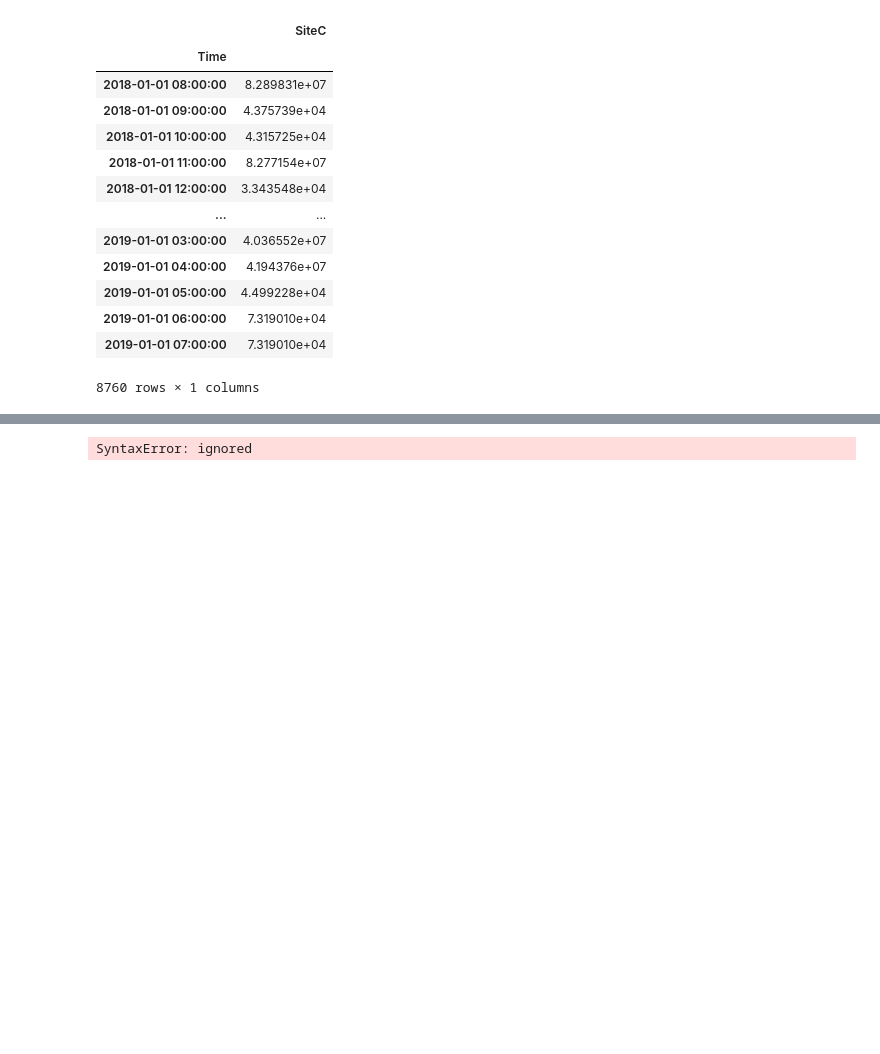
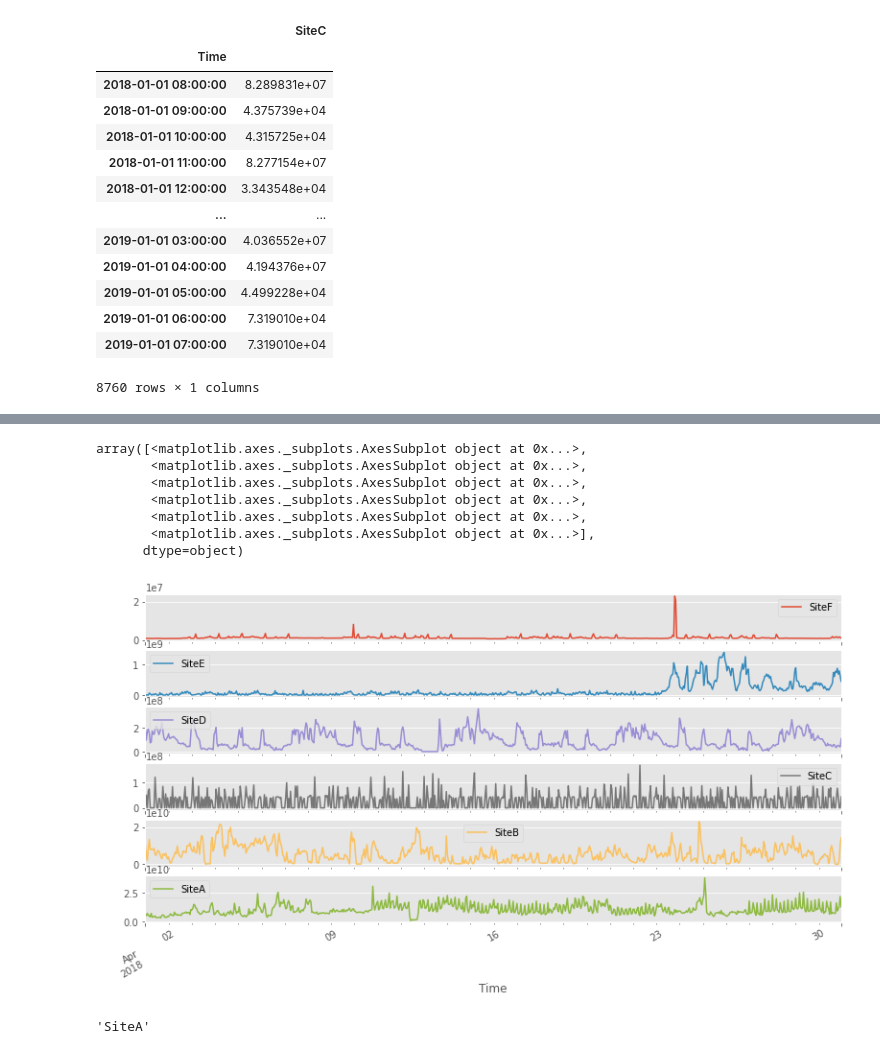
Before and after one commit to abidshafee/autoML-tsModel, a Jupyter notebook: AutoML_ts_Model.ipynb, the cells around one changed output, grey strips where cells are left out. Cells and saved outputs as stored; diff of their text form; code cells hidden in the pictures; blank space fills up the shorter version.

```diff
--- a/AutoML_ts_Model.ipynb
+++ b/AutoML_ts_Model.ipynb
@@ -150,5 +175,16 @@ SiteA_apr.plot()
 # %%
 # Plotting all features together
-Apr_df[['SiteF','SiteE','SiteD','SiteC','SiteB','SiteA']].plot(subplots=True, figsize(13,9))
+Apr_df[['SiteF','SiteE','SiteD','SiteC','SiteB','SiteA']].plot(subplots=True)
 # %% [output]
-SyntaxError: ignored
+array([<matplotlib.axes._subplots.AxesSubplot object at 0x...>,
+       <matplotlib.axes._subplots.AxesSubplot object at 0x...>,
+       <matplotlib.axes._subplots.AxesSubplot object at 0x...>,
+       <matplotlib.axes._subplots.AxesSubplot object at 0x...>,
+       <matplotlib.axes._subplots.AxesSubplot object at 0x...>,
+       <matplotlib.axes._subplots.AxesSubplot object at 0x...>],
+      dtype=object)
+[figure, added]
+# %%
+df.columns[0]
+# %% [output]
+'SiteA'
```
Also changed, not shown: parts of 10 cells of this notebook.
